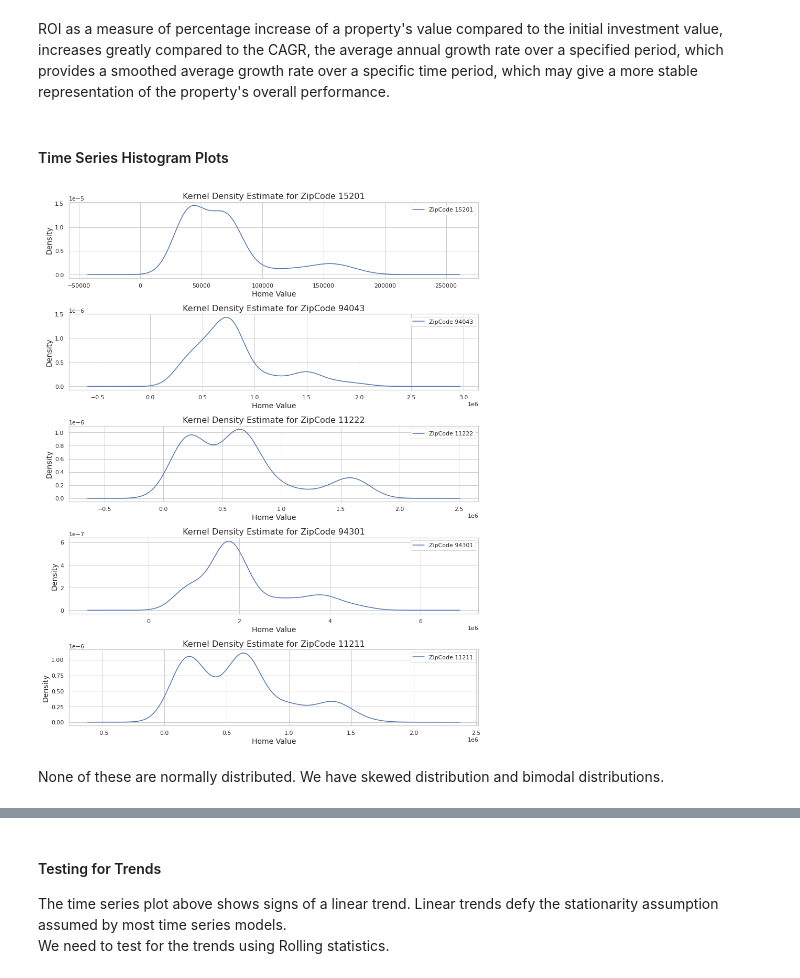
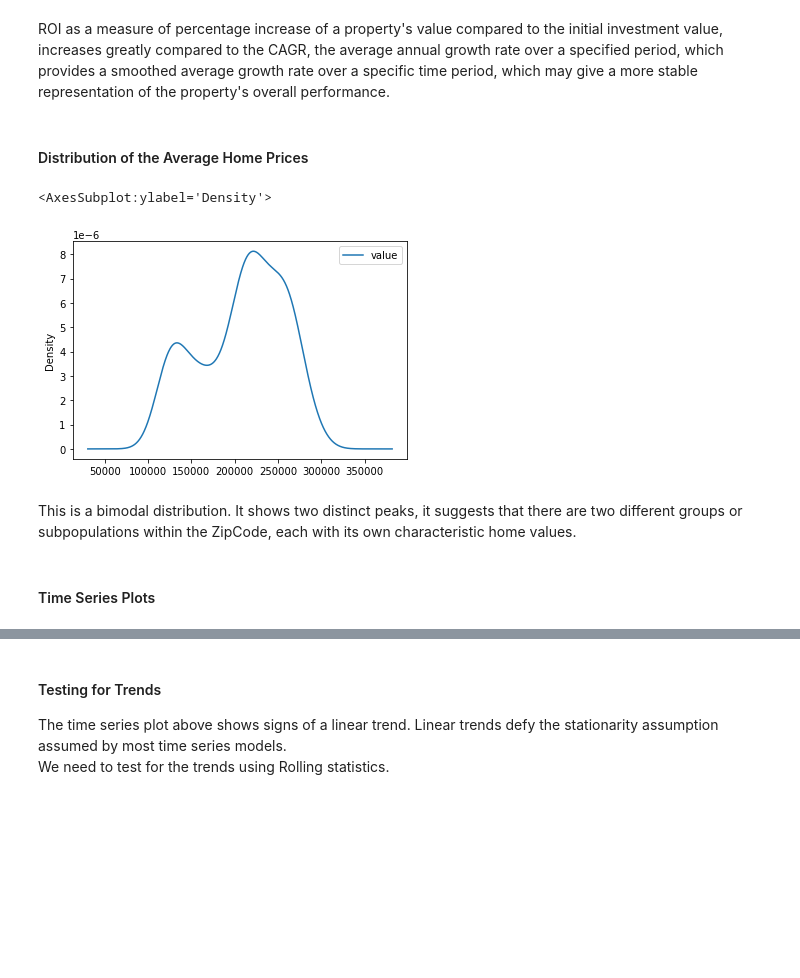
Before and after one commit to esipil/Zillow-House-Data-Time-Series-Modeling, a Jupyter notebook: index2.ipynb, the cells around one changed output, grey strips where cells are left out. Drawn from its saved outputs; the diff is of its cells as text; code cells hidden in the pictures; blank space fills up the shorter version.

```diff
--- a/index2.ipynb
+++ b/index2.ipynb
@@ -333,36 +365,15 @@ plt.show()
 The property's ROI is significantly high compared to the CAGR.
 # %% [markdown]
 ROI as a measure of percentage increase of a property's value compared to the initial investment value, increases greatly compared to the CAGR, the average annual growth rate over a specified period, which provides a smoothed average growth rate over a specific time period, which may give a more stable representation of the property's overall performance.
+# %% [markdown]
+#### Distribution of the Average Home Prices
+# %%
+melted_data.plot(kind="kde", label=f"The Distribution of Average Home Prices")
+# %% [output]
+<AxesSubplot:ylabel='Density'>
+[figure, added]
+# %% [markdown]
+This is a bimodal distribution.
+It  shows two distinct peaks, it suggests that there are two different groups or subpopulations within the ZipCode, each with its own characteristic home values.
 # %% [markdown]
-#### Time Series Histogram Plots
+#### Time Series  Plots
-# %%
-
-# Set the style to seaborn for better aesthetics
-sns.set(style="whitegrid")
-
-# Create subplots for each ZipCode
-fig, axes = plt.subplots(nrows=5, figsize=(12, 15))
-
-# Iterate over each ZipCode
-for i, zipcode in enumerate(bet_5_zipcodes_list):
-    time_data = bet_5_zipcodes_df[bet_5_zipcodes_df["ZipCode"] == zipcode]["value"]
-
-    # Plot Kernel Density Estimate (KDE) for each ZipCode
-    time_data.plot(kind="kde", label=f'ZipCode {zipcode}', ax=axes[i])
-
-    # Set title, labels, and legend for each subplot
-    axes[i].set_title(f'Kernel Density Estimate for ZipCode {zipcode}', fontsize=16)
-    axes[i].set_xlabel('Home Value', fontsize=14)
-    axes[i].set_ylabel('Density', fontsize=14)
-    axes[i].legend(loc='upper right')
-
-# Adjust layout
-plt.tight_layout()
-
-# Show the plots
-plt.show()
-# %% [output]
-[figure, removed]
-# %% [markdown]
-None of these are normally distributed.
-We have skewed distribution and bimodal distributions.
```
Also changed, not shown: parts of 63 cells of this notebook, 1 other file.
